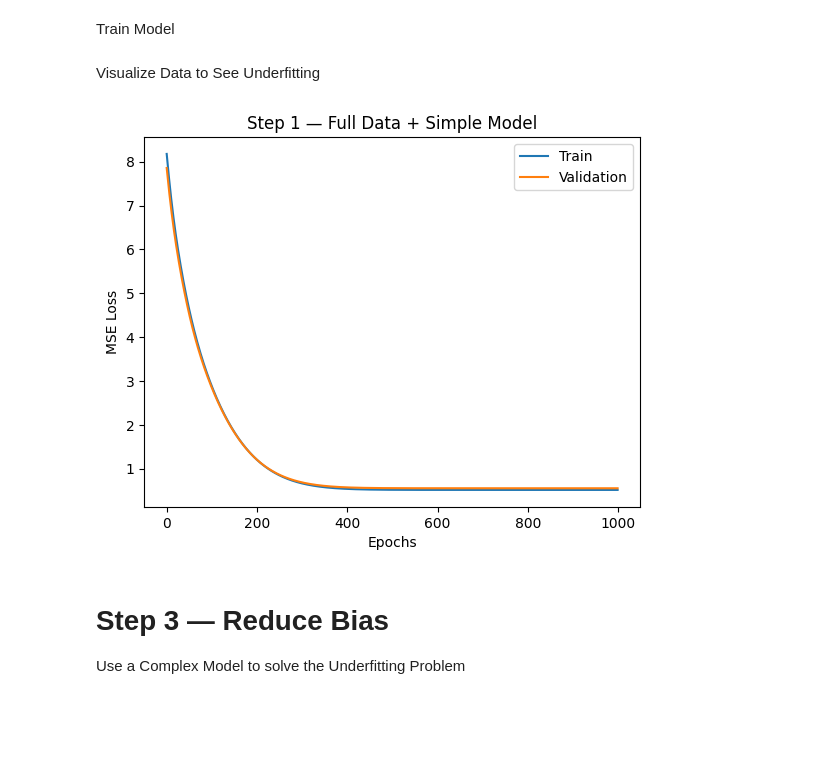
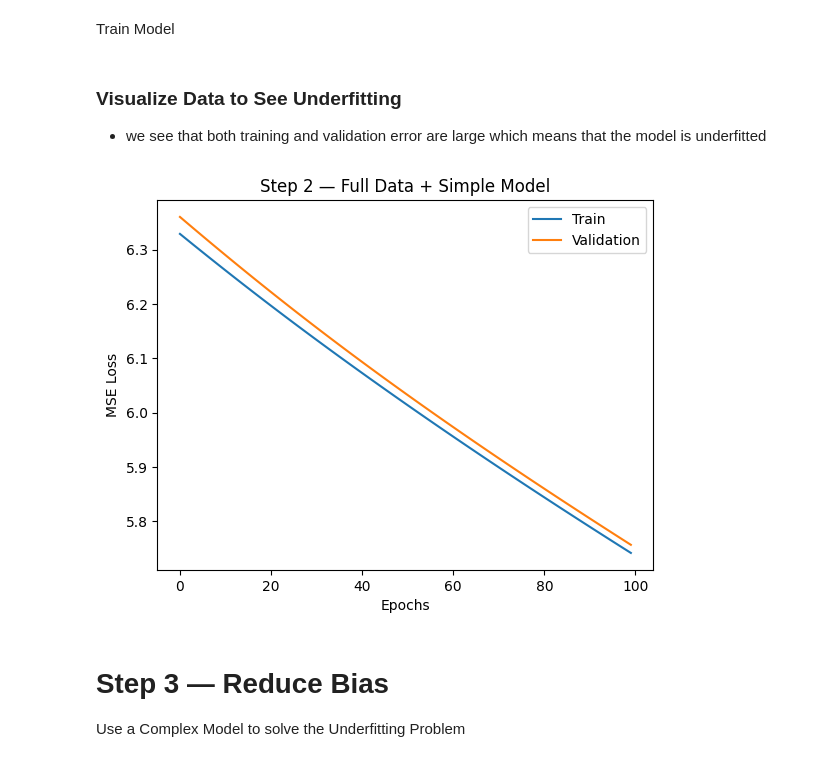
Before and after one commit to mohammedrefai20/DL-AI46-SV, a Jupyter notebook: Lab 2/Lab_2.ipynb, the cells around one changed output. Cells and saved outputs as stored; diff of their text form; code cells hidden in the pictures; blank space fills up the shorter version.

```diff
--- a/Lab 2/Lab_2.ipynb
+++ b/Lab 2/Lab_2.ipynb
@@ -110,7 +114,7 @@ Using a Simple Model for the whole Dataset to Test the Underfitting
 Spitting Data
 # %%
 X_train, X_val, y_train, y_val = train_test_split(
-    X, y, test_size=0.2, random_state=42
+    X, y, test_size=0.33, random_state=42
 )
 # %% [markdown]
 Scaling Data
@@ -130,15 +134,17 @@ model = SimpleModel(X_train.shape[1])
 
 train_losses, val_losses = train_model(
     model, X_train, y_train, X_val, y_val,
-    epochs=1000, lr=0.01
+    epochs=100, lr=0.001
 )
-# %% [markdown]
-Visualize Data to See Underfitting
+# %% [markdown]
+### Visualize Data to See Underfitting
+- we see that both training and validation error are large which means that the model is underfitted
 # %%
 plot_curves(train_losses, val_losses,
-            "Step 1 — Full Data + Simple Model")
+            "Step 2 — Full Data + Simple Model")
+#we used a simple model with the full dataset to test underfitting of the model
 # %% [output]
-[figure, old version]
+[figure, new version]
 # %% [markdown]
 # Step 3 — Reduce Bias
 Use a Complex Model to solve the Underfitting Problem
```
Also changed, not shown: parts of 16 cells of this notebook.
